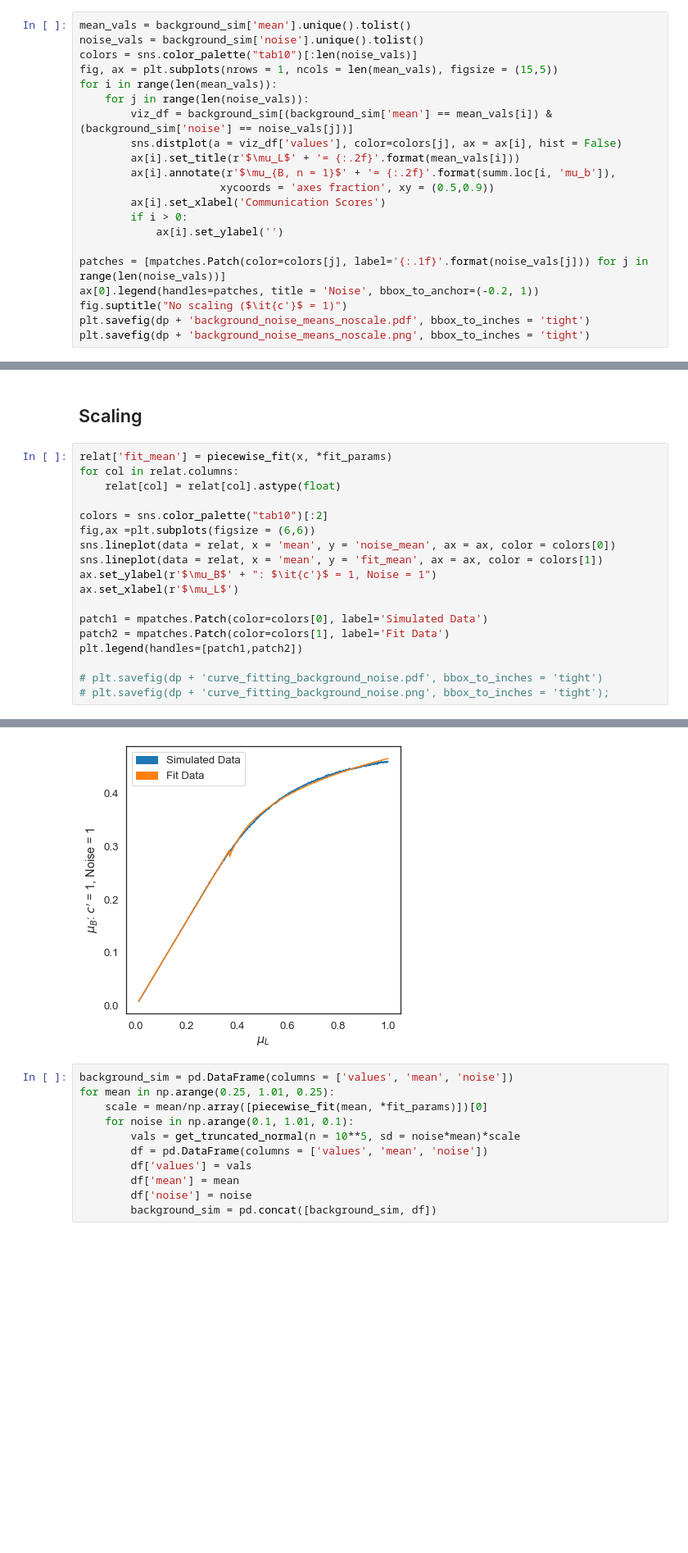
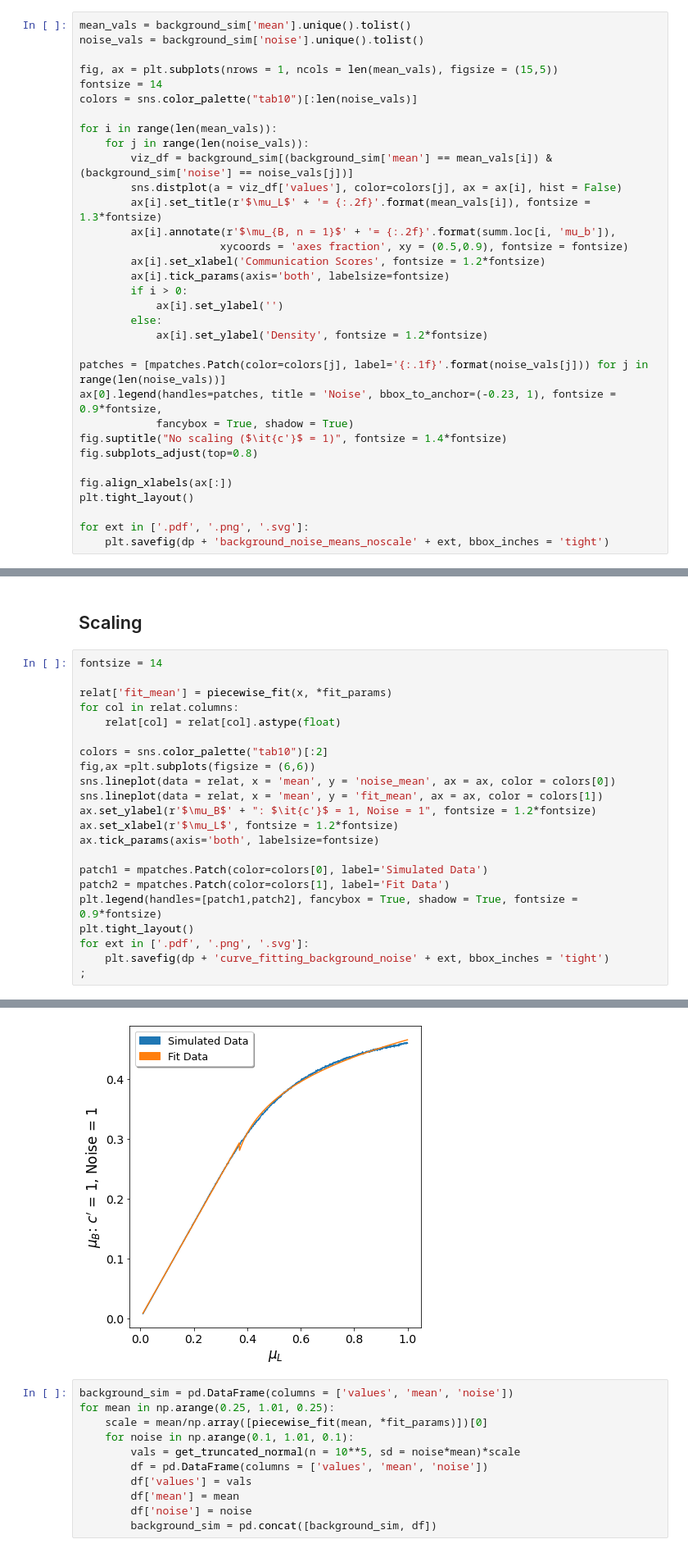
Before and after one commit to hmbaghdassarian/c2c_sim, a Jupyter notebook: explore/assess_noise.ipynb, the cells around one changed output, grey strips where cells are left out. Shown: that part at 82% size. Drawn from its saved outputs; the diff is of its cells as text; blank space fills up the shorter version.

```diff
--- a/explore/assess_noise.ipynb
+++ b/explore/assess_noise.ipynb
@@ -52,22 +55,34 @@ summ
 # %%
 mean_vals = background_sim['mean'].unique().tolist()
 noise_vals = background_sim['noise'].unique().tolist()
+
+fig, ax = plt.subplots(nrows = 1, ncols = len(mean_vals), figsize = (15,5))
+fontsize = 14
 colors = sns.color_palette("tab10")[:len(noise_vals)]
-fig, ax = plt.subplots(nrows = 1, ncols = len(mean_vals), figsize = (15,5))
+
 for i in range(len(mean_vals)):
     for j in range(len(noise_vals)):
         viz_df = background_sim[(background_sim['mean'] == mean_vals[i]) & (background_sim['noise'] == noise_vals[j])]
         sns.distplot(a = viz_df['values'], color=colors[j], ax = ax[i], hist = False)
-        ax[i].set_title(r'$\mu_L$' + '= {:.2f}'.format(mean_vals[i]))
+        ax[i].set_title(r'$\mu_L$' + '= {:.2f}'.format(mean_vals[i]), fontsize = 1.3*fontsize)
         ax[i].annotate(r'$\mu_{B, n = 1}$' + '= {:.2f}'.format(summ.loc[i, 'mu_b']),
-                      xycoords = 'axes fraction', xy = (0.5,0.9))
-        ax[i].set_xlabel('Communication Scores')
+                      xycoords = 'axes fraction', xy = (0.5,0.9), fontsize = fontsize)
+        ax[i].set_xlabel('Communication Scores', fontsize = 1.2*fontsize)
+        ax[i].tick_params(axis='both', labelsize=fontsize)
         if i > 0:
             ax[i].set_ylabel('')
+        else:
+            ax[i].set_ylabel('Density', fontsize = 1.2*fontsize)
 
 patches = [mpatches.Patch(color=colors[j], label='{:.1f}'.format(noise_vals[j])) for j in range(len(noise_vals))]
-ax[0].legend(handles=patches, title = 'Noise', bbox_to_anchor=(-0.2, 1))
-fig.suptitle("No scaling ($\it{c'}$ = 1)")
-plt.savefig(dp + 'background_noise_means_noscale.pdf', bbox_to_inches = 'tight')
-plt.savefig(dp + 'background_noise_means_noscale.png', bbox_to_inches = 'tight')
+ax[0].legend(handles=patches, title = 'Noise', bbox_to_anchor=(-0.23, 1), fontsize = 0.9*fontsize,
+            fancybox = True, shadow = True)
+fig.suptitle("No scaling ($\it{c'}$ = 1)", fontsize = 1.4*fontsize)
+fig.subplots_adjust(top=0.8)
+
+fig.align_xlabels(ax[:])
+plt.tight_layout()
+
+for ext in ['.pdf', '.png', '.svg']:
+    plt.savefig(dp + 'background_noise_means_noscale' + ext, bbox_inches = 'tight')
 # %% [output]
@@ -76,6 +90,8 @@ Text(0.5, 0.98, "No scaling ($\\it{c'}$ = 1)")
 # %% [markdown]
 ## Scaling
 # %%
+fontsize = 14
+
 relat['fit_mean'] = piecewise_fit(x, *fit_params)
 for col in relat.columns:
     relat[col] = relat[col].astype(float)
@@ -84,13 +100,15 @@ colors = sns.color_palette("tab10")[:2]
 fig,ax =plt.subplots(figsize = (6,6))
 sns.lineplot(data = relat, x = 'mean', y = 'noise_mean', ax = ax, color = colors[0])
 sns.lineplot(data = relat, x = 'mean', y = 'fit_mean', ax = ax, color = colors[1])
-ax.set_ylabel(r'$\mu_B$' + ": $\it{c'}$ = 1, Noise = 1")
-ax.set_xlabel(r'$\mu_L$')
+ax.set_ylabel(r'$\mu_B$' + ": $\it{c'}$ = 1, Noise = 1", fontsize = 1.2*fontsize)
+ax.set_xlabel(r'$\mu_L$', fontsize = 1.2*fontsize)
+ax.tick_params(axis='both', labelsize=fontsize)
 
 patch1 = mpatches.Patch(color=colors[0], label='Simulated Data')
 patch2 = mpatches.Patch(color=colors[1], label='Fit Data')
-plt.legend(handles=[patch1,patch2])
-
-# plt.savefig(dp + 'curve_fitting_background_noise.pdf', bbox_to_inches = 'tight')
-# plt.savefig(dp + 'curve_fitting_background_noise.png', bbox_to_inches = 'tight');
+plt.legend(handles=[patch1,patch2], fancybox = True, shadow = True, fontsize = 0.9*fontsize)
+plt.tight_layout()
+for ext in ['.pdf', '.png', '.svg']:
+    plt.savefig(dp + 'curve_fitting_background_noise' + ext, bbox_inches = 'tight')
+;
 # %% [output]
@@ -98,4 +116,4 @@ plt.legend(handles=[patch1,patch2])
-[figure, old version]
+[figure, new version]
 # %%
 background_sim = pd.DataFrame(columns = ['values', 'mean', 'noise'])
 for mean in np.arange(0.25, 1.01, 0.25):
```
Also changed, not shown: parts of 20 cells of this notebook, 8 other files.
